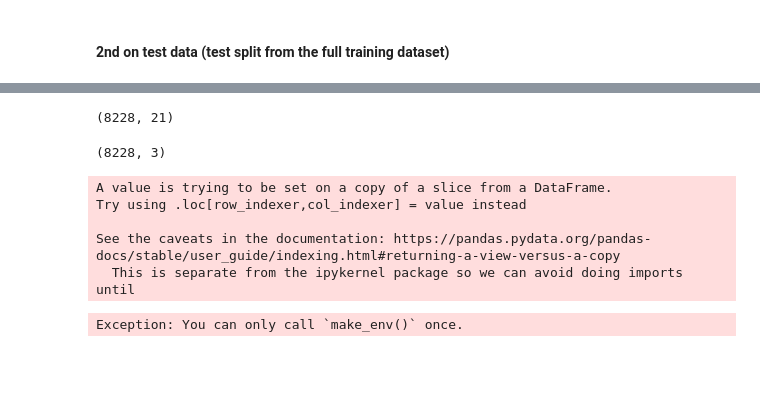
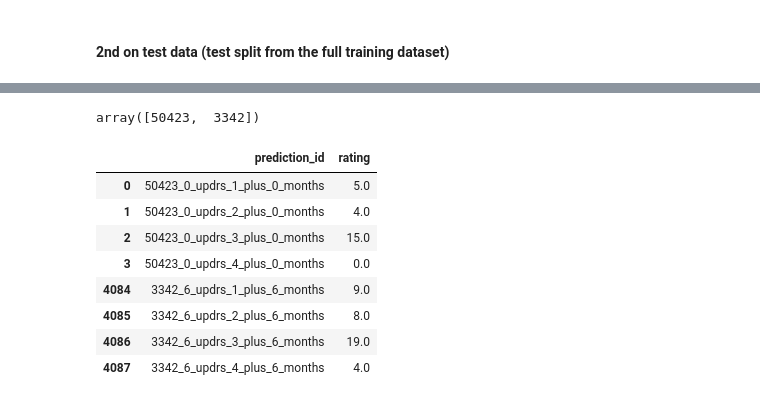
Before and after one commit to sumaniitm/AMP-parkinsons-disease-progression-prediction, a Jupyter notebook: amp-parkinson-s-disease-progression-prediction.ipynb, the cells around one changed output, grey strips where cells are left out. Drawn from its saved outputs; the diff is of its cells as text; code cells hidden in the pictures; blank space fills up the shorter version.

```diff
--- a/amp-parkinson-s-disease-progression-prediction.ipynb
+++ b/amp-parkinson-s-disease-progression-prediction.ipynb
@@ -334,18 +272,0 @@ df_prepared = full_pipeline.transform(full_test_data)
-# %%
-df_prepared.shape
-# %% [output]
-(8228, 21)
-# %%
-temp = full_test_data[['visit_id','visit_month','updrs_test']]
-print(temp.shape)
-temp['prediction_id'] = temp['visit_id'] + '_' + temp['updrs_test'] + '_plus_' + temp['visit_month'].map(str) + '_months'
-result = pd.DataFrame(lin_reg_model.predict(df_prepared),columns=['rating'])
-result['prediction_id'] = temp['prediction_id']
-final_result = result[['prediction_id','rating']]
-# %% [output]
-(8228, 3)
-A value is trying to be set on a copy of a slice from a DataFrame.
-Try using .loc[row_indexer,col_indexer] = value instead
-
-See the caveats in the documentation: https://pandas.pydata.org/pandas-docs/stable/user_guide/indexing.html#returning-a-view-versus-a-copy
-  This is separate from the ipykernel package so we can avoid doing imports until
@@ -374,13 +277,38 @@ def get_predictions(df, df_proteins, df_peptides, model, sklearn_pipeline):
+# %%
+full_df.patient_id.unique()
+# %% [output]
+array([50423,  3342])
+# %%
+#full_df = full_df.drop(columns=['UniProt','Peptide','patient_id','group_key_x','group_key_y','group_key','row_id'])
+full_df = full_df[['visit_id','visit_month','NPX','PeptideAbundance','updrs_test']]
+full_df = full_df.drop_duplicates()
+#print(full_df.shape)
+#print(full_df.visit_id.nunique)
+
+df_prepared = full_pipeline.transform(full_df)
+
+result = pd.DataFrame()
+temp_outer = full_df[['visit_id','visit_month','updrs_test']]
+temp_outer['rating'] = pd.DataFrame(lin_reg_model.predict(df_prepared),columns=['rating']).round(decimals=0)
+# %%
+result
+# %% [output]
+|  | prediction_id | rating |
+| 0 | 50423_0_updrs_1_plus_0_months | 5.0 |
+| 1 | 50423_0_updrs_2_plus_0_months | 4.0 |
+| 2 | 50423_0_updrs_3_plus_0_months | 15.0 |
+| 3 | 50423_0_updrs_4_plus_0_months | 0.0 |
+| 4084 | 3342_6_updrs_1_plus_6_months | 9.0 |
+| 4085 | 3342_6_updrs_2_plus_6_months | 8.0 |
+| 4086 | 3342_6_updrs_3_plus_6_months | 19.0 |
+| 4087 | 3342_6_updrs_4_plus_6_months | 4.0 |
 # %%
-import amp_pd_peptide
+"""import amp_pd_peptide
 env = amp_pd_peptide.make_env()   # initialize the environment
 iter_test = env.iter_test()
 
-for (test, test_peptides, test_proteins, sample_submission) in iter_test:
+for (test, test_peptides, test_proteins, submission) in iter_test:
     result = get_predictions(test, test_proteins, test_peptides, lin_reg_model, full_pipeline)
-    env.predict(result)
+    env.predict(result)"""
 
-result.to_csv('/kaggle/working/submission.csv'
-              , header=True, index=False)
+##result.to_csv('/kaggle/working/submission.csv', header=True, index=False)
-# %% [output]
-Exception: You can only call `make_env()` once.
```
Also changed, not shown: parts of 17 cells of this notebook.
